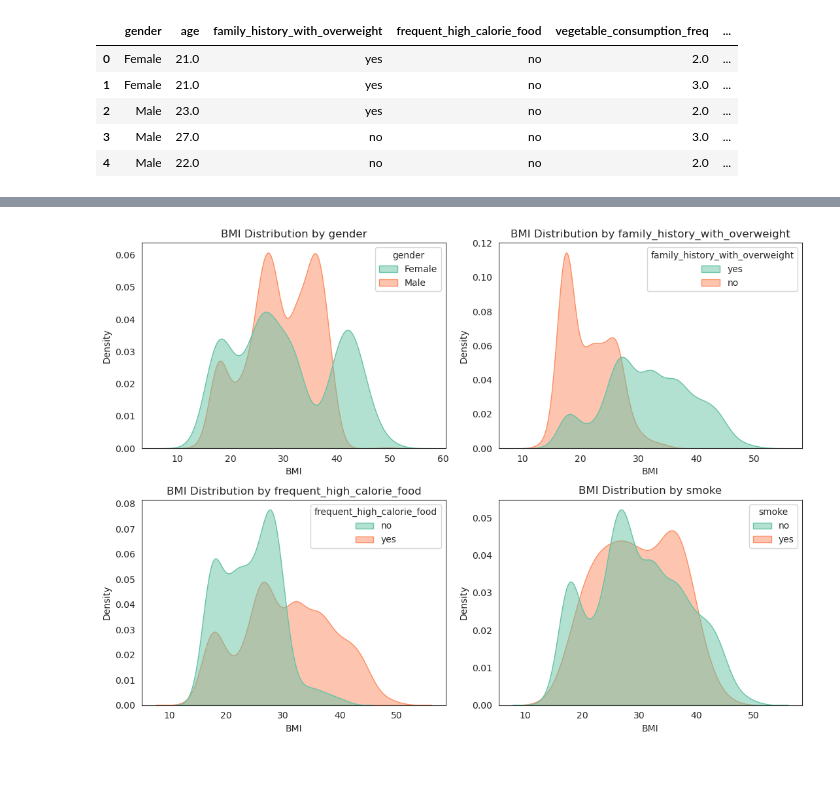
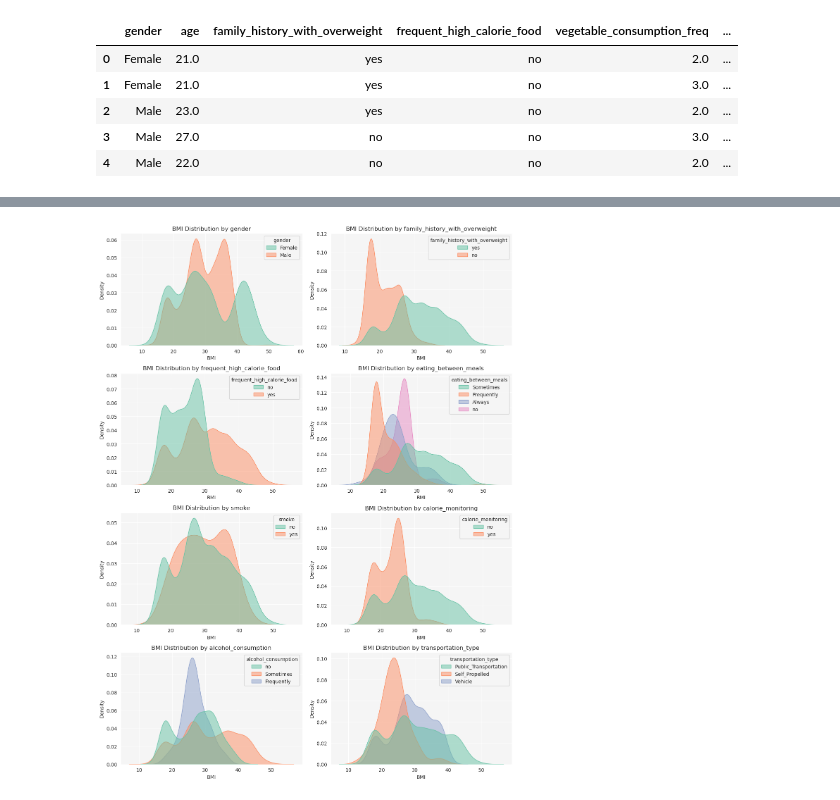
Before and after one commit to PetaGb/BMI-regression, a Jupyter notebook: EDA.ipynb, the cells around one changed output, grey strips where cells are left out. Saved outputs shown, nothing was run; the diff lists cells and outputs as text; code cells hidden in the pictures; blank space fills up the shorter version.

```diff
--- a/EDA.ipynb
+++ b/EDA.ipynb
@@ -179,26 +176,0 @@ plt.show()
-# %%
-binary_cols = ['gender', 'family_history_with_overweight',
-                    'frequent_high_calorie_food', 'smoke']
-
-plt.figure(figsize=(11, 8))
-
-for i, col in enumerate(binary_cols, 1):
-    plt.subplot(2, 2, i)
-    ax = sns.kdeplot(
-        data=bmi_raw,
-        x='bmi',
-        hue=col,
-        fill=True,
-        common_norm=False,
-        alpha=0.5,
-        palette="Set2"
-    )
-
-    plt.title(f'BMI Distribution by {col}')
-    plt.xlabel('BMI')
-    plt.ylabel('Density')
-
-plt.tight_layout()
-plt.show()
-# %% [output]
-[figure, removed]
@@ -205,3 +187,33 @@ plt.show()
+# %%
+category_cols = bmi_raw.select_dtypes(include='object').columns
+n_cols = 2
+n_rows = math.ceil(len(category_cols)/n_cols)
+
+fig, axes = plt.subplots(n_rows, n_cols, figsize=(12, n_rows*4))
+
+for ax, col in zip(axes.flatten(), category_cols):
+    sns.kdeplot(
+        data=bmi_raw,
+        x='bmi',
+        hue=col,
+        fill=True,
+        common_norm=False,
+        alpha=0.5,
+        palette="Set2",
+        ax=ax
+    )
+    ax.set_title(f'BMI Distribution by {col}')
+    ax.set_xlabel('BMI')
+    ax.set_ylabel('Density')
+
+# skryt prázdné subplots
+for ax in axes.flatten()[len(category_cols):]:
+    ax.set_visible(False)
+
+plt.tight_layout()
+plt.show()
+# %% [output]
+[figure, added]
 # %%
 numeric_df = bmi_raw.select_dtypes(include='number')
 corr = numeric_df.corr()
```
Also changed, not shown: parts of 8 cells of this notebook.
